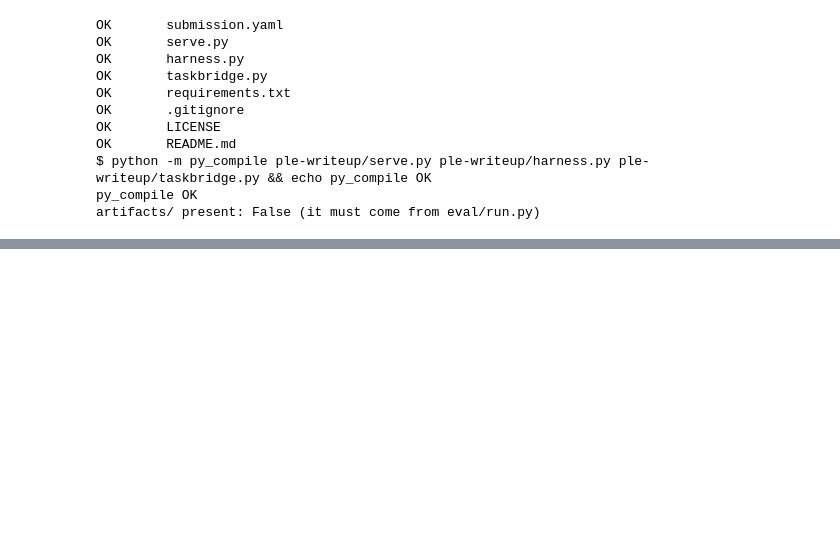
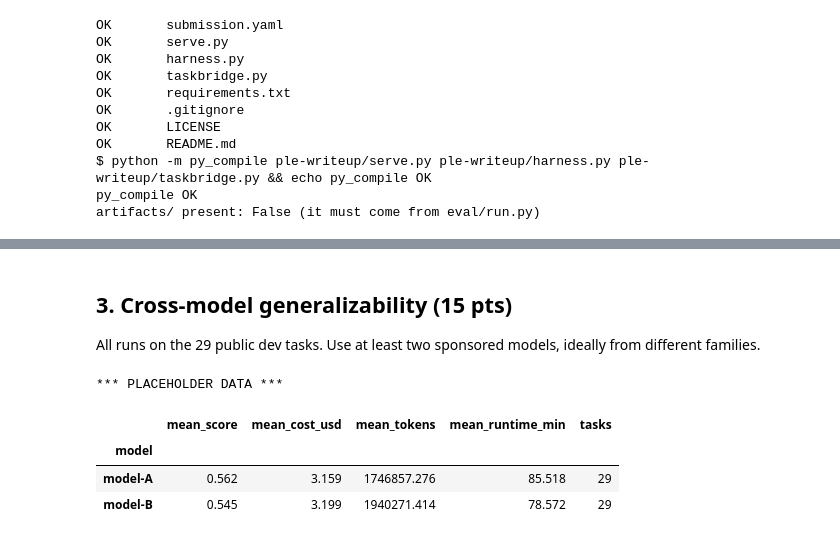
Before and after one commit to rushikesh648/Ple-writeup, a Jupyter notebook: PLE_writeup.ipynb, the cells around one changed output, grey strips where cells are left out. Cells and saved outputs as stored; diff of their text form; code cells hidden in the pictures; blank space fills up the shorter version.

```diff
--- a/PLE_writeup.ipynb
+++ b/PLE_writeup.ipynb
@@ -2494,0 +2857,23 @@ RUN_GIT is False: nothing committed or pushed.
+# %% [markdown]
+## 3. Cross-model generalizability (15 pts)
+
+All runs on the 29 public dev tasks. Use at least two sponsored models, ideally from different families.
+# %%
+# Comparison table: score and cost per model (final config)
+final = df[df.config == "final"] if (df.config == "final").any() else df
+tbl = (final.groupby("model")
+       .agg(mean_score=("score", "mean"),
+            mean_cost_usd=("cost_usd", "mean"),
+            mean_tokens=("input_tokens", lambda s: s.mean()),
+            mean_runtime_min=("runtime_s", lambda s: s.mean() / 60),
+            tasks=("task_id", "nunique"))
+       .round(3).sort_values("mean_score", ascending=False))
+if PLACEHOLDER:
+    print("*** PLACEHOLDER DATA ***")
+tbl
+# %% [output]
+*** PLACEHOLDER DATA ***
+|  | mean_score | mean_cost_usd | mean_tokens | mean_runtime_min | tasks |
+| model |  |  |  |  |  |
+| model-A | 0.562 | 3.159 | 1746857.276 | 85.518 | 29 |
+| model-B | 0.545 | 3.199 | 1940271.414 | 78.572 | 29 |
```
Also changed, not shown: parts of 35 cells of this notebook.
